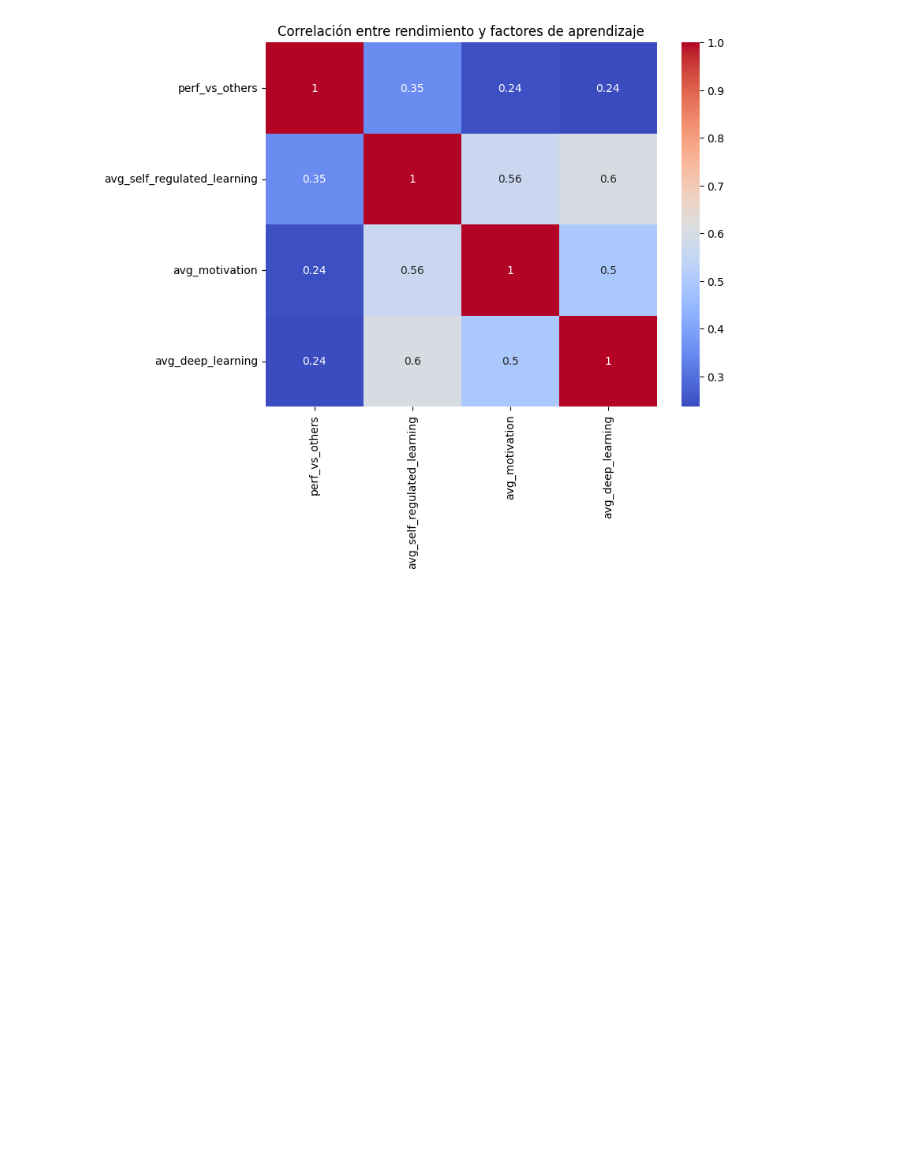
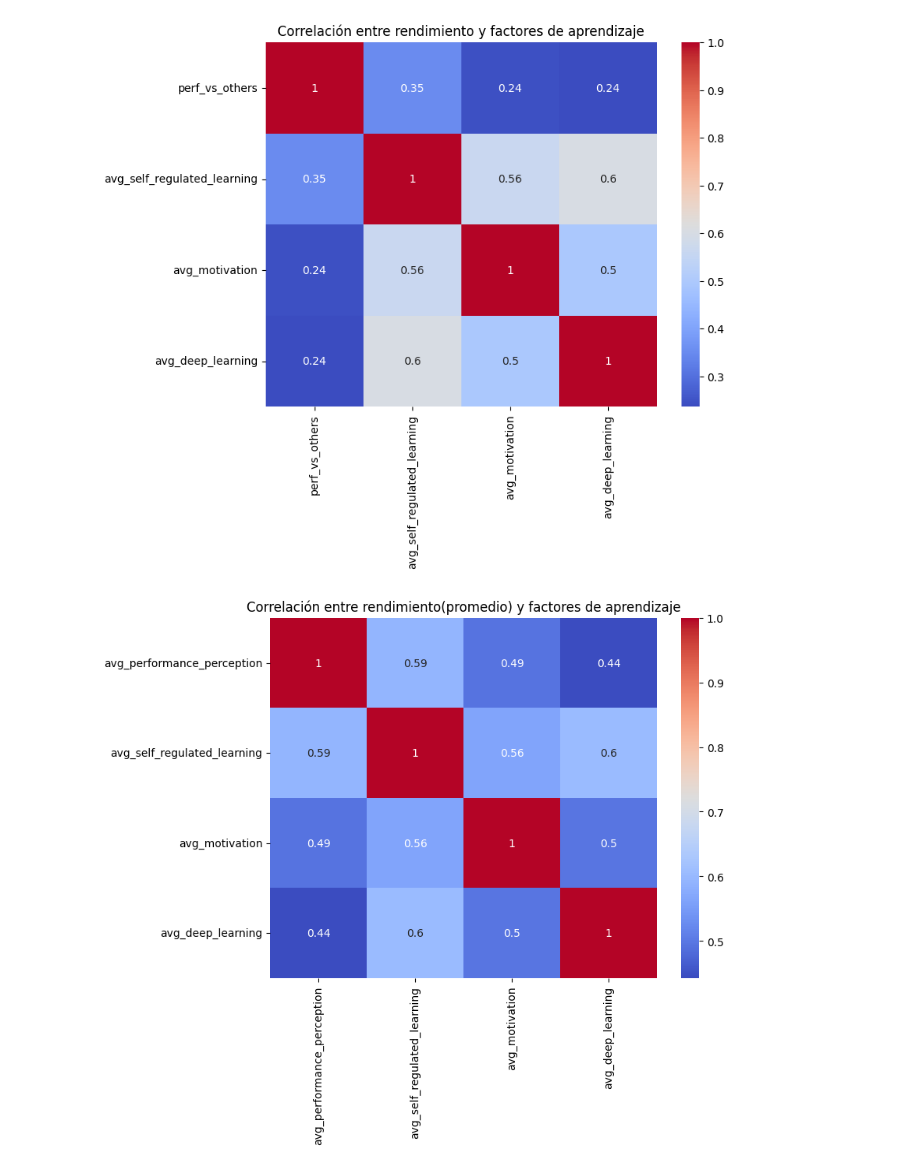
Before and after one commit to NaTHuber/learning-strategies-analysis, a Jupyter notebook: notebooks/01-exploration.ipynb, the cells around one changed output. Cells and saved outputs as stored; diff of their text form; code cells hidden in the pictures; blank space fills up the shorter version.

```diff
--- a/notebooks/01-exploration.ipynb
+++ b/notebooks/01-exploration.ipynb
@@ -81,3 +111,12 @@ plt.title("Correlación entre rendimiento y factores de aprendizaje")
 plt.show()
 # %% [output]
 [figure]
+# %%
+correlation_matrix2 = df[['avg_performance_perception', 'avg_self_regulated_learning', 'avg_motivation', 'avg_deep_learning']].corr()
+
+plt.figure(figsize=(8, 6))
+sns.heatmap(correlation_matrix2, annot=True, cmap='coolwarm')
+plt.title("Correlación entre rendimiento(promedio) y factores de aprendizaje")
+plt.show()
+# %% [output]
+[figure, added]
```
Also changed, not shown: parts of 10 cells of this notebook.
